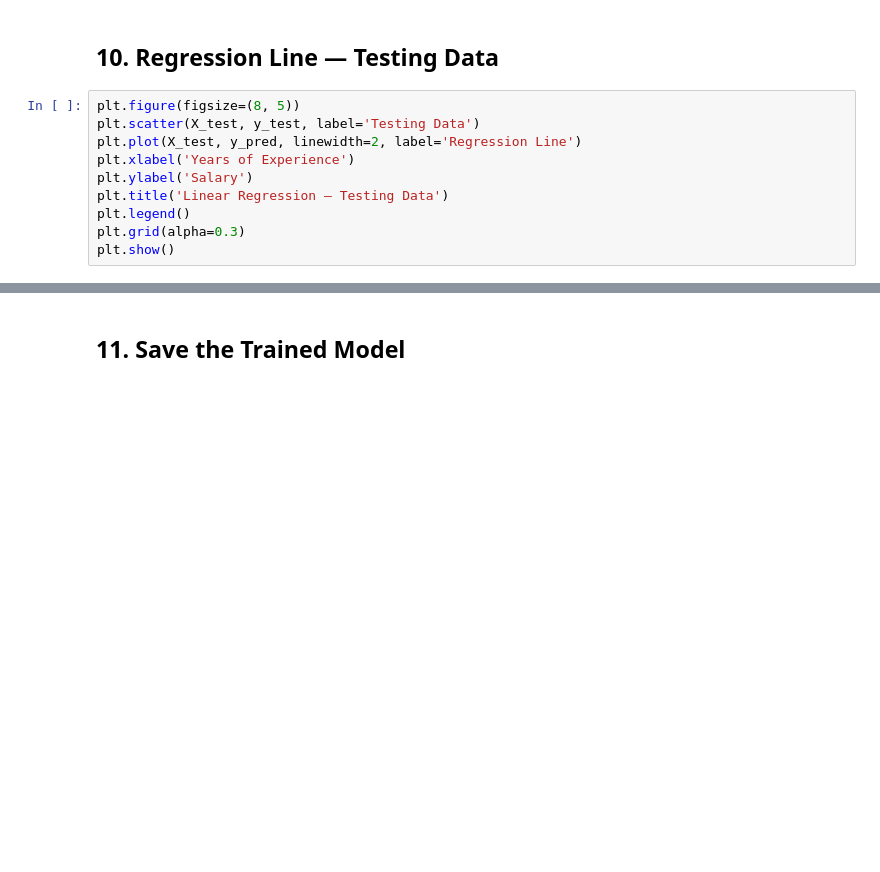
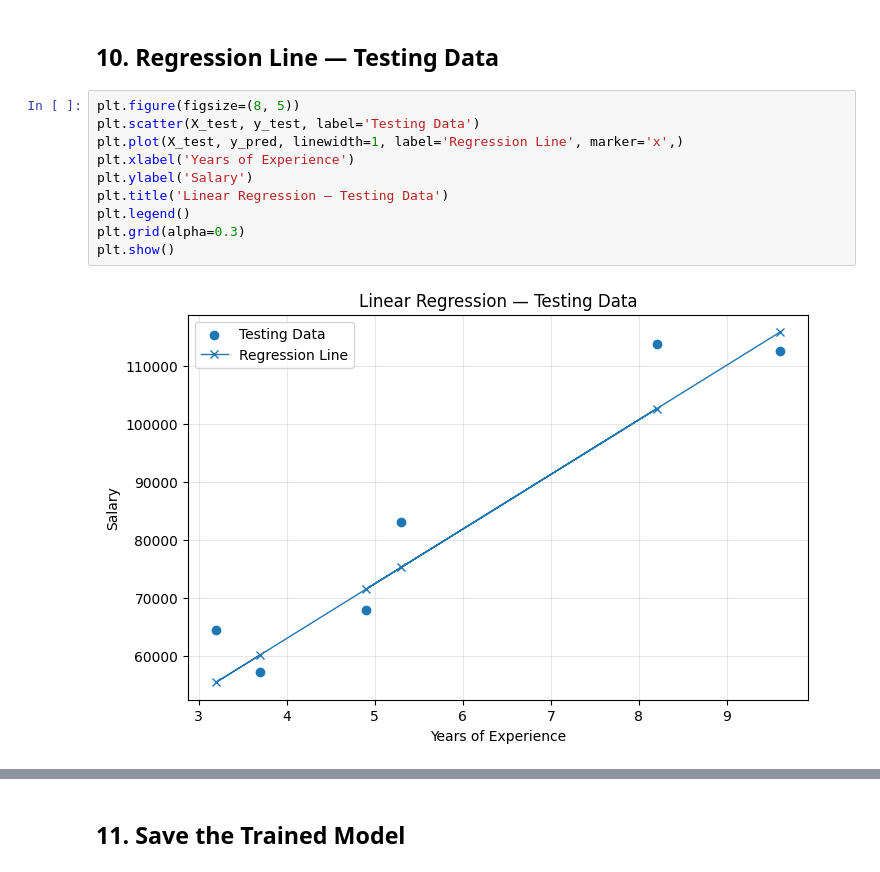
Before and after one commit to M-Abbas1/Huawei_HCCDA_AI_Course, a Jupyter notebook: week_04/sunday/notebooks/6-Salary_Linear_Regression-scikit-learn.ipynb, the cells around one changed output, grey strips where cells are left out. Drawn from its saved outputs; the diff is of its cells as text; blank space fills up the shorter version.

```diff
--- a/week_04/sunday/notebooks/6-Salary_Linear_Regression-scikit-learn.ipynb
+++ b/week_04/sunday/notebooks/6-Salary_Linear_Regression-scikit-learn.ipynb
@@ -105,10 +232,12 @@ plt.show()
 # %%
 plt.figure(figsize=(8, 5))
 plt.scatter(X_test, y_test, label='Testing Data')
-plt.plot(X_test, y_pred, linewidth=2, label='Regression Line')
+plt.plot(X_test, y_pred, linewidth=1, label='Regression Line', marker='x',)
 plt.xlabel('Years of Experience')
 plt.ylabel('Salary')
 plt.title('Linear Regression — Testing Data')
 plt.legend()
 plt.grid(alpha=0.3)
 plt.show()
+# %% [output]
+[figure, added]
```
Also changed, not shown: parts of 21 cells of this notebook, 8 other files.
